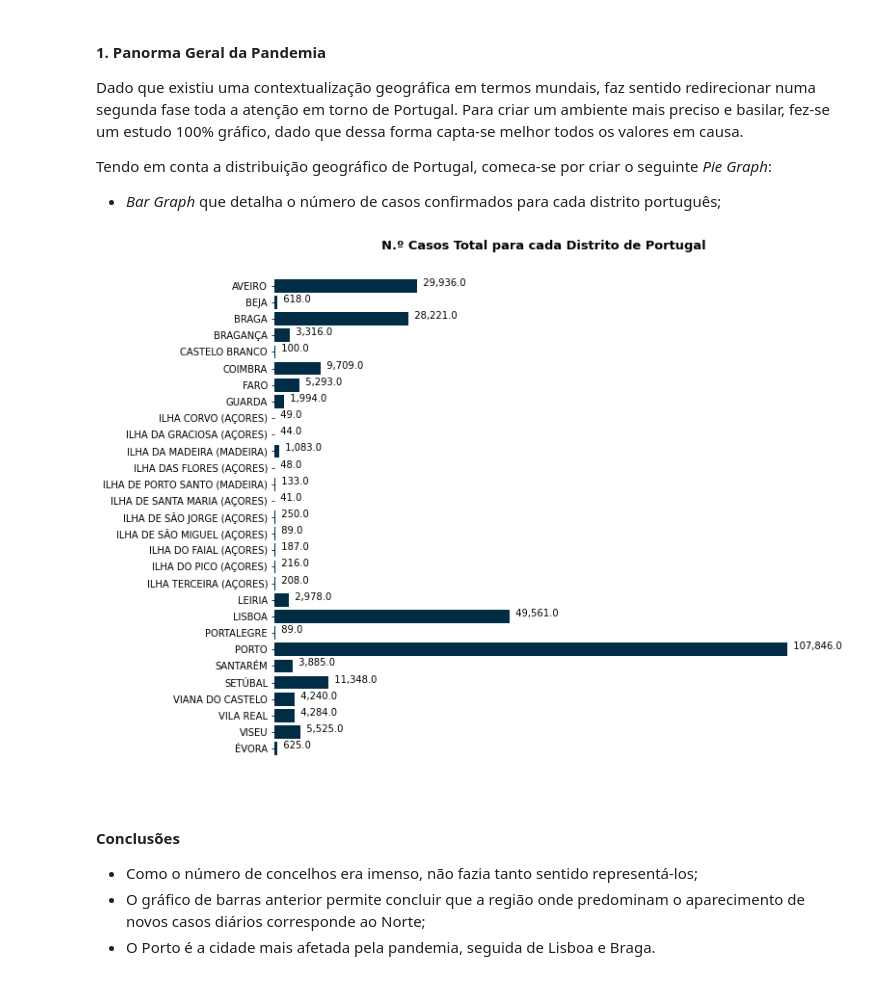
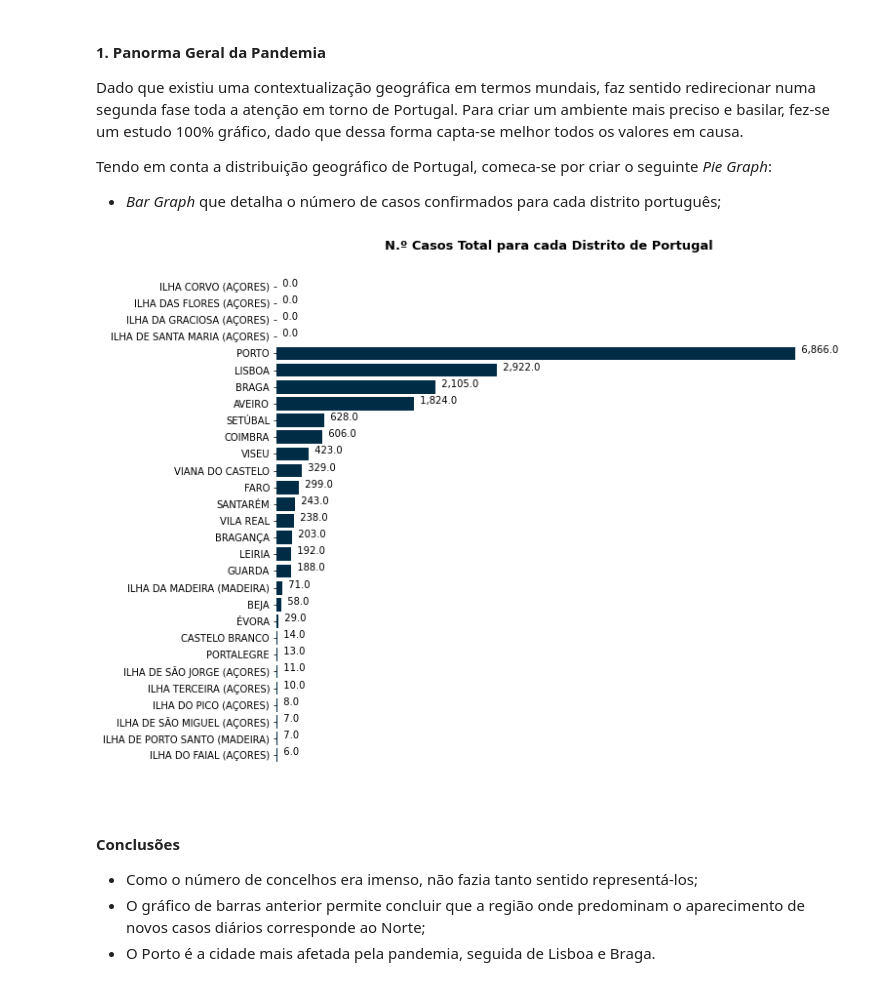
Before and after one commit to diogoesnog/COVID-19, a Jupyter notebook: cartografiaTA.ipynb, the cells around one changed output. Cells and saved outputs as stored; diff of their text form; code cells hidden in the pictures.

```diff
--- a/cartografiaTA.ipynb
+++ b/cartografiaTA.ipynb
@@ -206,25 +206,31 @@ Tendo em conta a distribuição geográfico de Portugal, comeca-se por criar o s
 - *Bar Graph* que detalha o número de casos confirmados para cada distrito português;
 # %%
 plt.figure(figsize = (10,10))
+
+newcovid19PTDistrito = covid19PTDistrito.drop('di', axis=1)
+newcovid19PTDistrito["Valor Atual"] = newcovid19PTDistrito.max( axis=1 )
+newcovid19PTDistrito = newcovid19PTDistrito.sort_values(by = ["Valor Atual"], ascending = True)
+newcovid19PTDistrito.fillna(0, inplace=True)
+
 
 ax1 = plt.subplot()
 ax1.axes.get_xaxis().set_visible(False)
 ax1.spines["top"].set_visible(False)
 ax1.spines["bottom"].set_visible(False)
 ax1.spines["right"].set_visible(False)
 ax1.spines["left"].set_visible(False)
-x1 = covid19PTDistrito["distrito/ilha"]
-y1 = covid19PTDistrito.sum(axis = 1)
-plt.barh(x1, y1, color = "#002c46")
+x1 = newcovid19PTDistrito["distrito/ilha"]
+y1 = newcovid19PTDistrito["Valor Atual"]
+plt.barh(x1, y1, color = "#002c46", align="center")
 
 
 for i, v in enumerate(y1):
-    ax1.text(v , i , str("  {:,}".format(v)))
+    ax1.text(v , i , str("  {:,}".format(float(v))))
 
 plt.title("N.º Casos Total para cada Distrito de Portugal", fontdict = {"fontsize": 13, "fontweight": "bold"})
 plt.show()
 # %% [output]
-[figure, old version]
+[figure, new version]
 # %% [markdown]
 #### Conclusões
 
```
